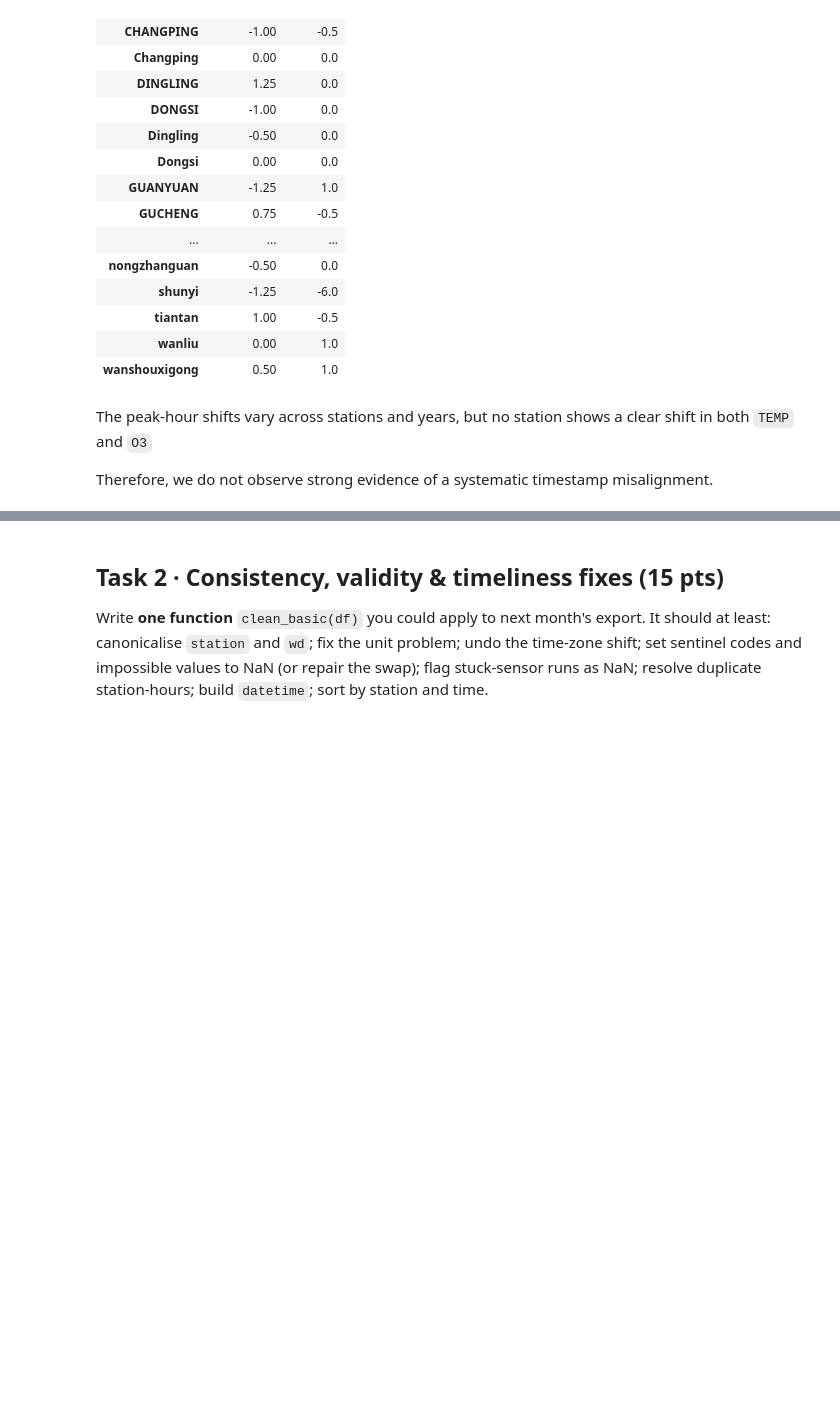
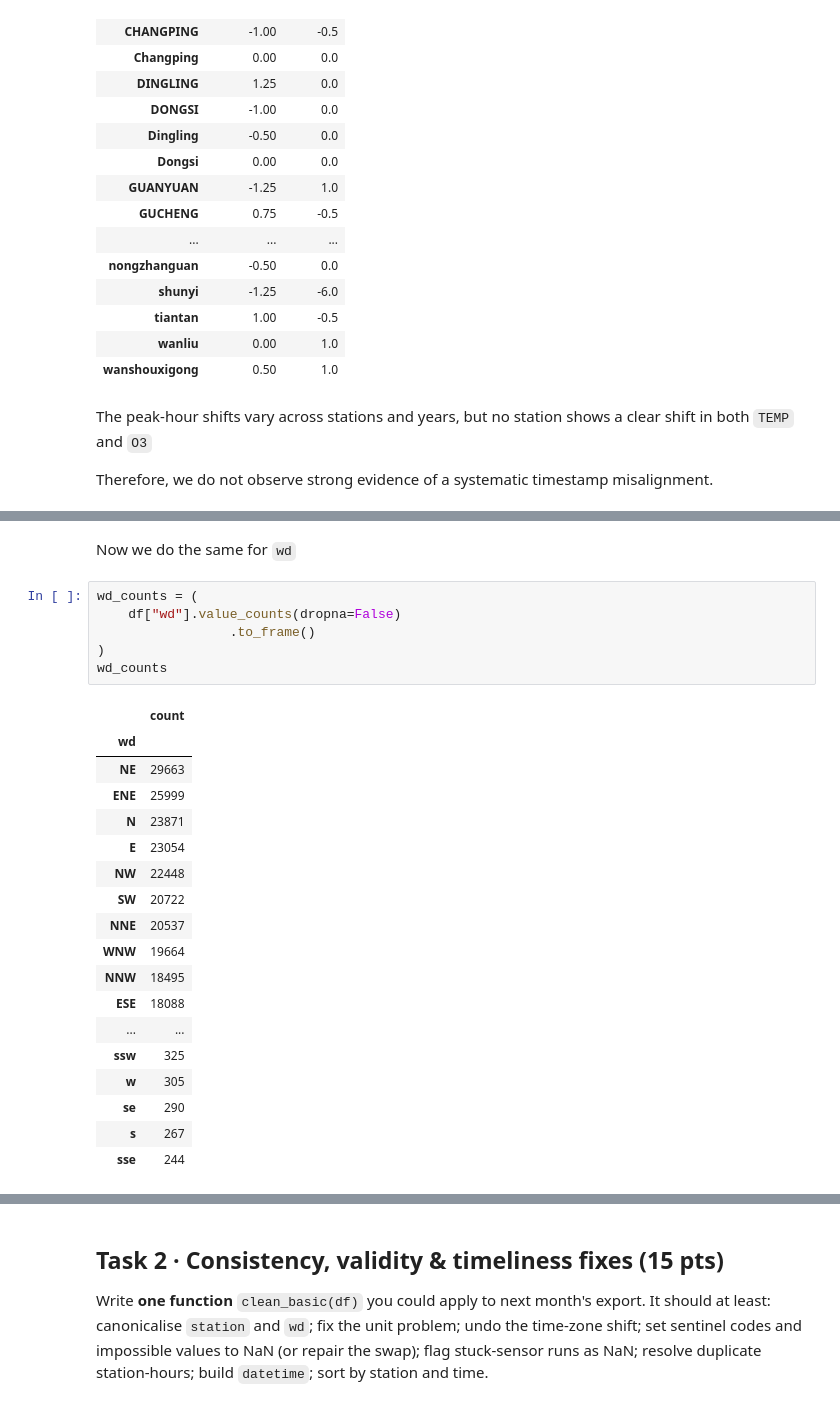
Before and after one commit to Patpoooot/Hat-AKT26, a Jupyter notebook: Assignment1/L1_Air_Quality_Data_Preprocessing_Notebook_Dos_Kallas.ipynb, the cells around one changed output, grey strips where cells are left out. Saved outputs shown, nothing was run; the diff lists cells and outputs as text; blank space fills up the shorter version.

```diff
--- a/Assignment1/L1_Air_Quality_Data_Preprocessing_Notebook_Dos_Kallas.ipynb
+++ b/Assignment1/L1_Air_Quality_Data_Preprocessing_Notebook_Dos_Kallas.ipynb
@@ -936,0 +988,27 @@ Therefore, we do not observe strong evidence of a systematic timestamp misalignm
+# %% [markdown]
+Now we do the same for `wd`
+# %%
+wd_counts = (
+    df["wd"].value_counts(dropna=False)
+                 .to_frame()
+)
+wd_counts
+# %% [output]
+|  | count |
+| wd |  |
+| NE | 29663 |
+| ENE | 25999 |
+| N | 23871 |
+| E | 23054 |
+| NW | 22448 |
+| SW | 20722 |
+| NNE | 20537 |
+| WNW | 19664 |
+| NNW | 18495 |
+| ESE | 18088 |
+| ... | ... |
+| ssw | 325 |
+| w | 305 |
+| se | 290 |
+| s | 267 |
+| sse | 244 |
```
Also changed, not shown: parts of 10 cells of this notebook, 1 other file.
